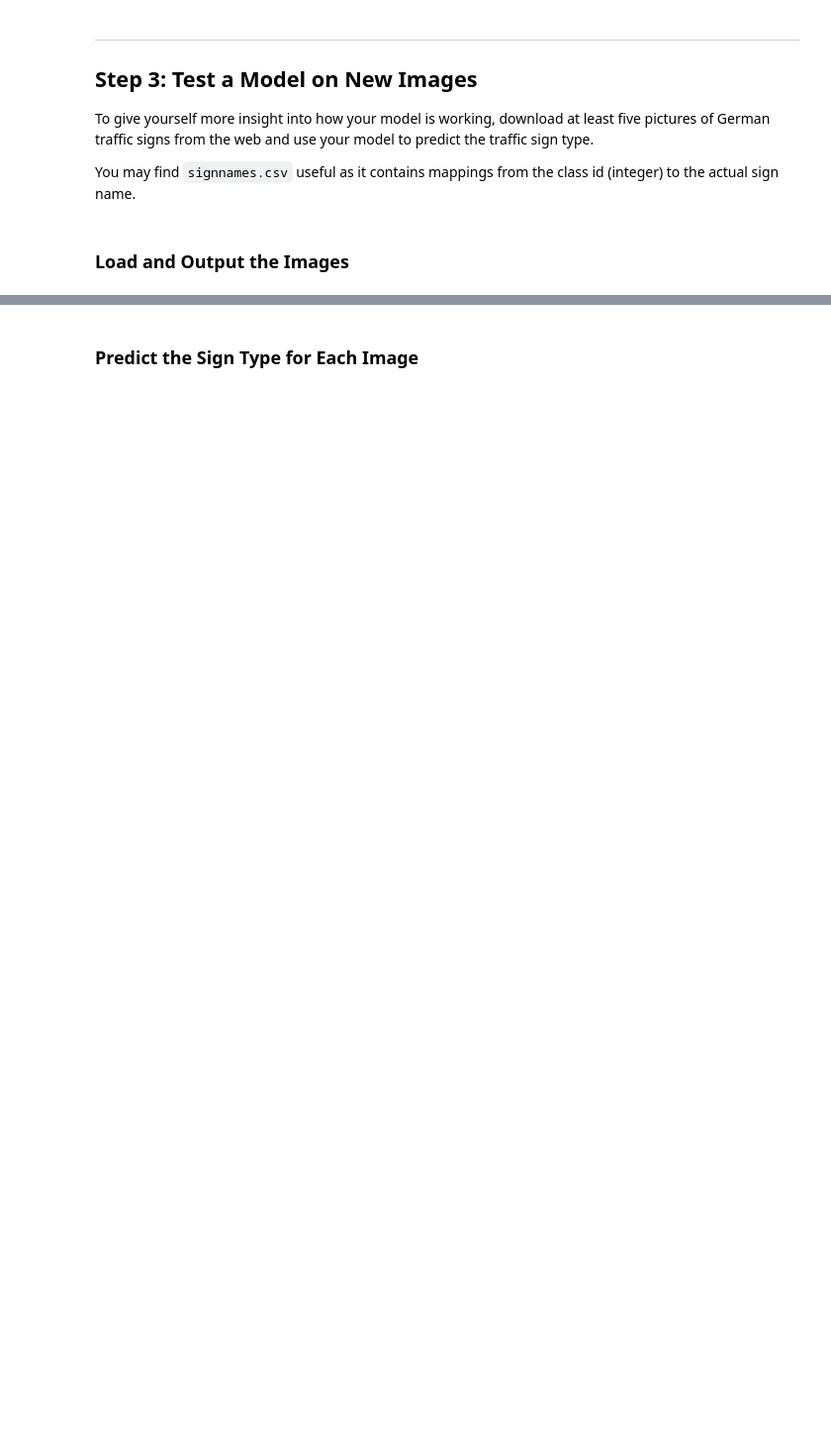
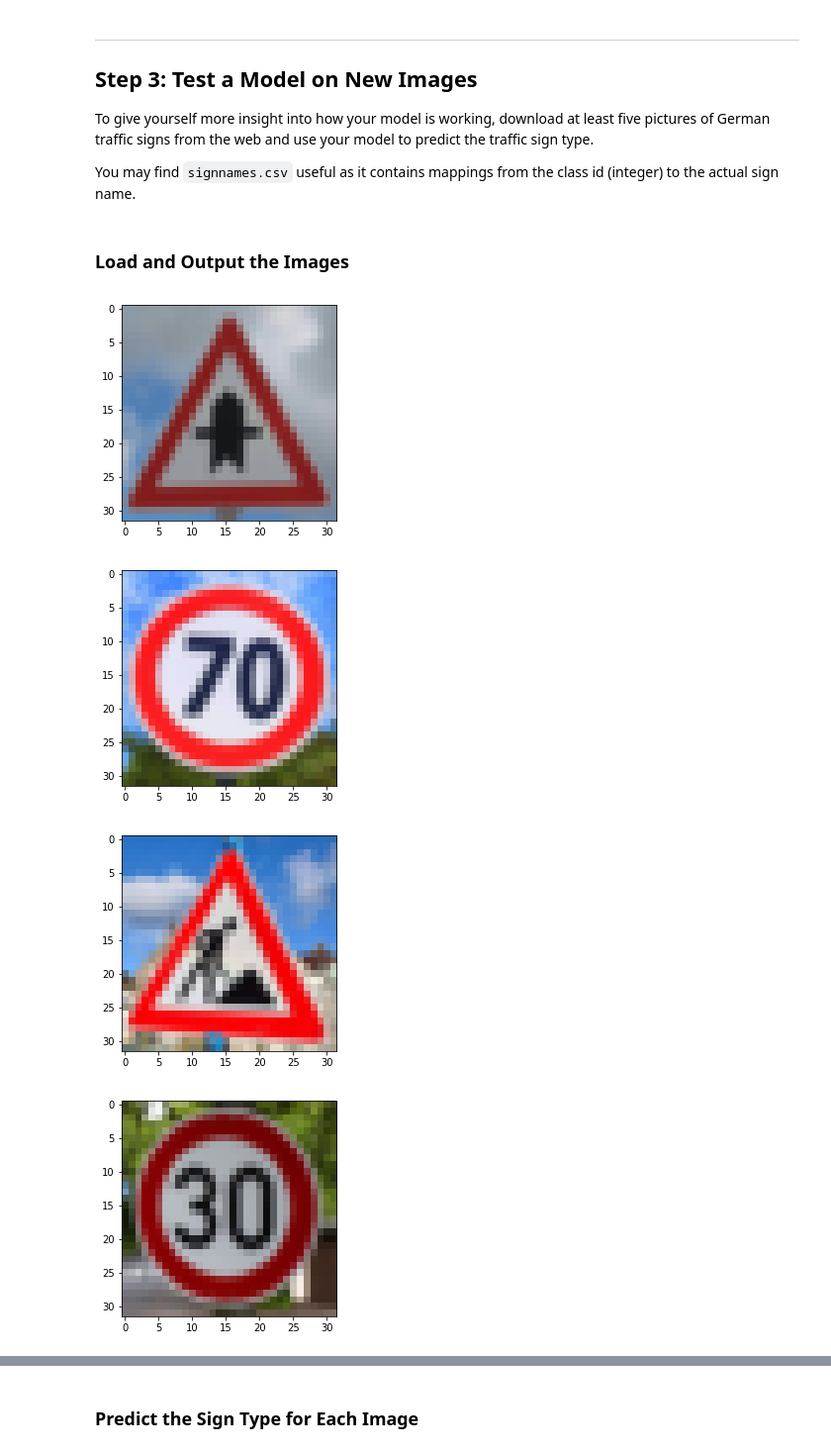
Before and after one commit to yang1fan2/CarND-Traffic-Sign-Classifier-Project, a Jupyter notebook: Traffic_Sign_Classifier.ipynb, the cells around one changed output, grey strips where cells are left out. Shown: that part at 99% size. Drawn from its saved outputs; the diff is of its cells as text; code cells hidden in the pictures; blank space fills up the shorter version.

Commit message:
add new images & html

```diff
--- a/Traffic_Sign_Classifier.ipynb
+++ b/Traffic_Sign_Classifier.ipynb
@@ -164,5 +165,8 @@ Use the code cell (or multiple code cells, if necessary) to implement the first
 ### Preprocess the data here. It is required to normalize the data. Other preprocessing steps could include
 ### converting to grayscale, etc.
 ### Feel free to use as many code cells as needed.
+X_train = (X_train - 128.0) / 128.0
+X_valid = (X_valid - 128.0) / 128.0
+X_test = (X_test - 128.0)/ 128.0
 # %% [markdown]
 ### Model Architecture
@@ -176,14 +182,13 @@ EPOCHS = 20
 BATCH_SIZE = 100
 # %%
 from tensorflow.contrib.layers import flatten
+import tensorflow as tf
 
 def LeNet(x):
     # Arguments used for tf.truncated_normal, randomly defines variables for the weights and biases for each layer
-    mu = 0
-    sigma = 0.1
 
     # SOLUTION: Layer 1: Convolutional. Input = 32x32x1. Output = 28x28x6.
-    conv1_W = tf.get_variable("conv1_w2",[5,5,3,32],initializer=tf.glorot_normal_initializer())
+    conv1_W = tf.get_variable("conv1_w",[5,5,3,32],initializer=tf.contrib.layers.xavier_initializer())
     conv1_b = tf.Variable(tf.zeros(32))
     conv1   = tf.nn.conv2d(x, conv1_W, strides=[1, 1, 1, 1], padding='SAME') + conv1_b
 
@@ -194,7 +199,7 @@ def LeNet(x):
     conv1 = tf.nn.max_pool(conv1, ksize=[1, 2, 2, 1], strides=[1, 1, 1, 1], padding='SAME')
 
     # SOLUTION: Layer 2: Convolutional. Output = 10x10x16.
-    conv2_W = tf.get_variable("conv2_w2",[5,5,32,64],initializer=tf.glorot_normal_initializer())
+    conv2_W = tf.get_variable("conv2_w",[5,5,32,64],initializer=tf.contrib.layers.xavier_initializer())
     conv2_b = tf.Variable(tf.zeros(64))
     conv2   = tf.nn.conv2d(conv1, conv2_W, strides=[1, 1, 1, 1], padding='SAME') + conv2_b
 
@@ -208,19 +213,19 @@ def LeNet(x):
     fc0   = flatten(conv2)
 
     # SOLUTION: Layer 3: Fully Connected. Input = 400. Output = 120.
-    fc1_W = tf.get_variable("fc1_w2",[65536,1024],initializer=tf.glorot_normal_initializer())
+    fc1_W = tf.get_variable("fc1_w",[65536,1024],initializer=tf.contrib.layers.xavier_initializer())
     fc1_b = tf.Variable(tf.zeros(1024))
     fc1   = tf.matmul(fc0, fc1_W) + fc1_b
 
     # SOLUTION: Activation.
     fc1    = tf.nn.relu(fc1)
-    fc2 = tf.nn.dropout(fc1,keep_prob=0.4)
+    #fc1 = tf.nn.dropout(fc1,keep_prob=0.5)
     # SOLUTION: Layer 5: Fully Connected. Input = 84. Output = 43.
-    fc3_W  = tf.get_variable("fc3_w2",[1024,n_classes],initializer=tf.glorot_normal_initializer())
+    fc3_W  = tf.get_variable("fc3_w",[1024,n_classes],initializer=tf.contrib.layers.xavier_initializer())
     fc3_b  = tf.Variable(tf.zeros(n_classes))
-    logits = tf.matmul(fc2, fc3_W) + fc3_b
+    logits = tf.matmul(fc1, fc3_W) + fc3_b
 
-    return logits
+    return logits, [conv1, conv2]
 # %% [markdown]
 ### Train, Validate and Test the Model
 # %% [markdown]
@@ -238,8 +246,7 @@ one_hot_y = tf.one_hot(y, n_classes)
 ### Feel free to use as many code cells as needed.
 
 rate = 0.0001
-
-logits = LeNet(x)
+logits, conv_list = LeNet(x)
 cross_entropy = tf.nn.softmax_cross_entropy_with_logits(labels=one_hot_y, logits=logits)
 loss_operation = tf.reduce_mean(cross_entropy)
 optimizer = tf.train.AdamOptimizer(learning_rate = rate)
@@ -282,9 +284,12 @@ with tf.Session() as sess:
         print("EPOCH {} ...".format(i+1))
         print("Validation Accuracy = {:.3f}".format(validation_accuracy))
         print()
-
     saver.save(sess, './lenet')
     print("Model saved")
+    test_accuracy = evaluate(X_test, y_test)
+    print("Test Accuracy = {:.3f}".format(test_accuracy))
+    train_accuracy = evaluate(X_train, y_train)
+    print("Training Accuracy = {:.3f}".format(train_accuracy))
 # %% [output]
 Training...
 
@@ -318,0 +321,21 @@ You may find `signnames.csv` useful as it contains mappings from the class id (i
+# %%
+### Load the images and plot them here.
+### Feel free to use as many code cells as needed.
+import matplotlib.image as mpimg
+import matplotlib.pyplot as plt
+from PIL import Image
+import numpy as np
+import PIL
+new_img_list = []
+for i in range(5):
+    img =Image.open("new_data/new%d.png" % i)
+    img = img.resize((32, 32),PIL.Image.BILINEAR)
+    new_img_list.append(np.asarray(img)[:,:,:3].reshape((1,32,32,3)))
+    plt.imshow(img)
+    plt.show()
+X_new = np.concatenate(new_img_list, axis=0)
+# %% [output]
+[figure, added]
+[figure, added]
+[figure, added]
+[figure, added]
```
Also changed, not shown: parts of 16 cells of this notebook, 6 other files.
